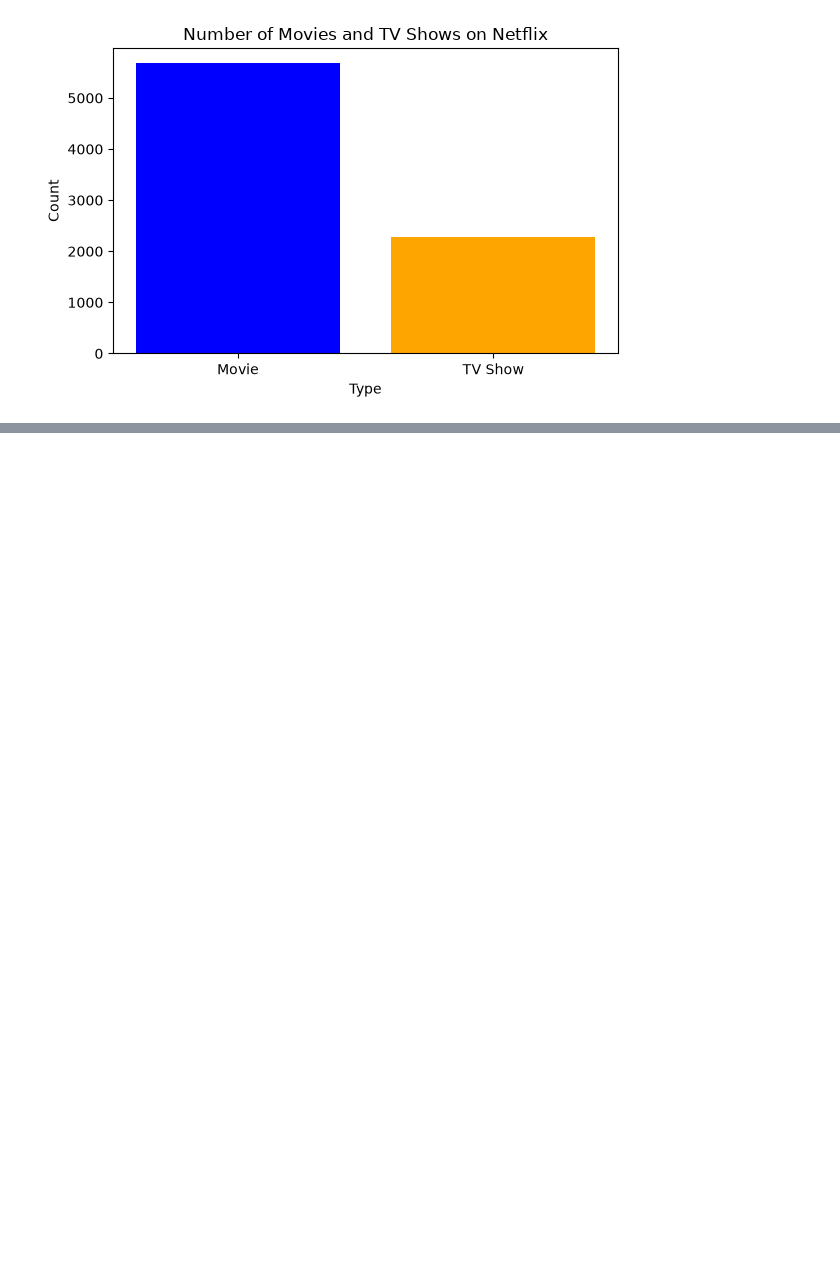
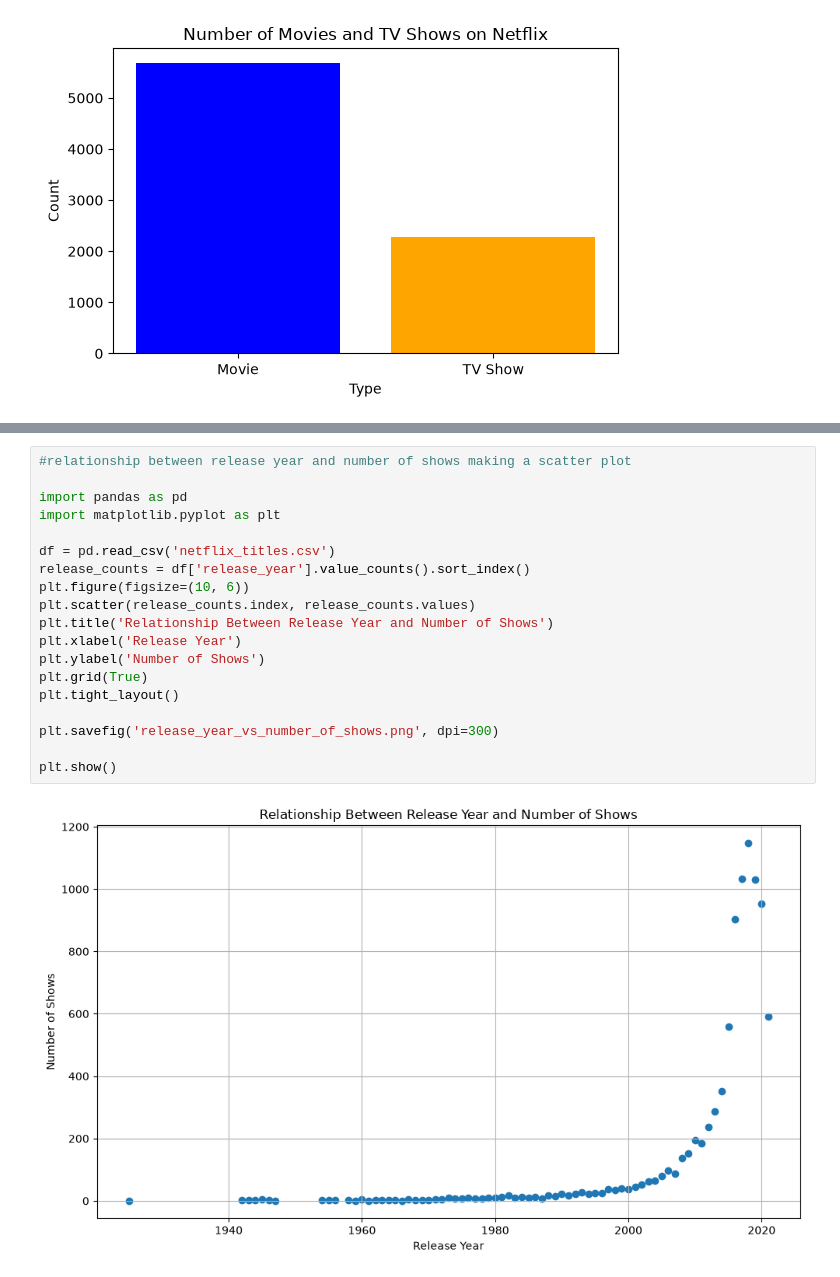
Before and after one commit to Prachi0018/Netflix-Data-Visualization, a Jupyter notebook: netflix_data_visuallization.ipynb, the cells around one changed output, grey strips where cells are left out. Drawn from its saved outputs; the diff is of its cells as text; blank space fills up the shorter version.

```diff
--- a/netflix_data_visuallization.ipynb
+++ b/netflix_data_visuallization.ipynb
@@ -28,0 +82,21 @@ rating_percentages = rating_counts / rating_counts.sum() * 100
+# %%
+#relationship between release year and number of shows making a scatter plot
+
+import pandas as pd
+import matplotlib.pyplot as plt
+
+df = pd.read_csv('netflix_titles.csv')
+release_counts = df['release_year'].value_counts().sort_index()
+plt.figure(figsize=(10, 6))
+plt.scatter(release_counts.index, release_counts.values)
+plt.title('Relationship Between Release Year and Number of Shows')
+plt.xlabel('Release Year')
+plt.ylabel('Number of Shows')
+plt.grid(True)
+plt.tight_layout()
+
+plt.savefig('release_year_vs_number_of_shows.png', dpi=300)
+
+plt.show()
+# %% [output]
+[figure, added]
```
Also changed, not shown: parts of 5 cells of this notebook.
